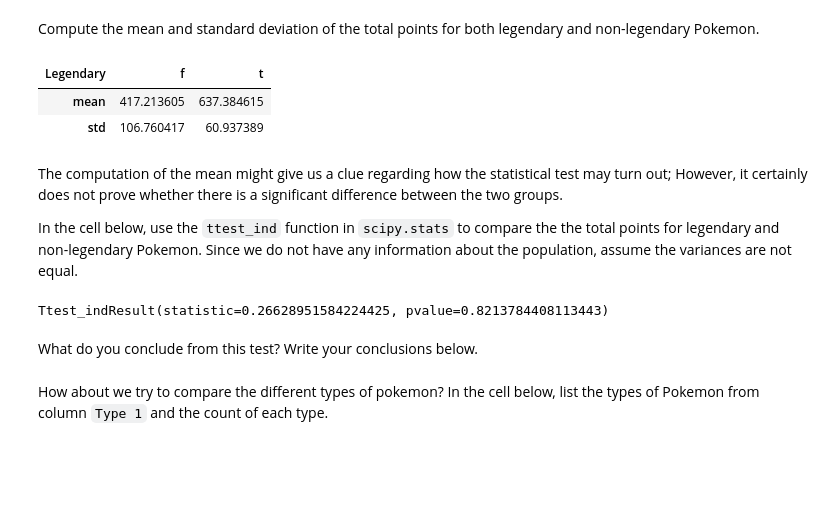
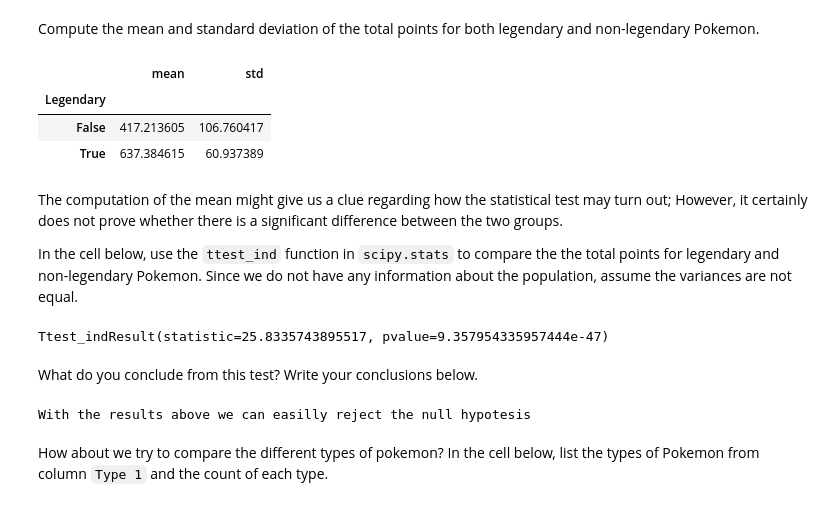
Before and after one commit to pmoreira1/dataV2-labs, a Jupyter notebook: module-2/Two-Sample-Hypothesis-Tests/your-code/main.ipynb, the cells around one changed output. Cells and saved outputs as stored; diff of their text form; code cells hidden in the pictures; blank space fills up the shorter version.

```diff
--- a/module-2/Two-Sample-Hypothesis-Tests/your-code/main.ipynb
+++ b/module-2/Two-Sample-Hypothesis-Tests/your-code/main.ipynb
@@ -42,23 +42,20 @@ Name: Legendary, dtype: int64
 Compute the mean and standard deviation of the total points for both legendary and non-legendary Pokemon.
 # %%
 # Your code here:
-# group and transpose
-pokemon_legendary = pokemon.groupby('Legendary')['Total'].agg([np.mean, np.std]).T
-# rename to prevent syntax error
-pokemon_legendary.rename(columns={False: 'f', True: 't'}, inplace=True)
-pokemon_legendary
+pokemon.groupby('Legendary')['Total'].agg([np.mean, np.std])
 # %% [output]
-| Legendary | f | t |
-| mean | 417.213605 | 637.384615 |
-| std | 106.760417 | 60.937389 |
+|  | mean | std |
+| Legendary |  |  |
+| False | 417.213605 | 106.760417 |
+| True | 637.384615 | 60.937389 |
 # %% [markdown]
 The computation of the mean might give us a clue regarding how the statistical test may turn out; However, it certainly does not prove whether there is a significant difference between the two groups.
 
 In the cell below, use the `ttest_ind` function in `scipy.stats` to compare the the total points for legendary and non-legendary Pokemon. Since we do not have any information about the population, assume the variances are not equal.
 # %%
 # Your code here:
-ttest_ind(pokemon_legendary.t, pokemon_legendary.f, equal_var=False)
+ttest_ind(pokemon.Total[pokemon['Legendary'] == True], pokemon.Total[pokemon['Legendary'] == False], equal_var=False)
 # %% [output]
-Ttest_indResult(statistic=0.26628951584224425, pvalue=0.8213784408113443)
+Ttest_indResult(statistic=25.8335743895517, pvalue=9.357954335957444e-47)
 # %% [markdown]
 What do you conclude from this test? Write your conclusions below.
@@ -67,3 +62,10 @@ What do you conclude from this test? Write your conclusions below.
+# %%
+# Your conclusions here:
+# H0 - No Difference
+# H1 - Difference
+print("With the results above we can easilly reject the null hypotesis")
+# %% [output]
+With the results above we can easilly reject the null hypotesis
 # %% [markdown]
 How about we try to compare the different types of pokemon? In the cell below, list the types of Pokemon from column `Type 1` and the count of each type.
 # %%
```
Also changed, not shown: parts of 17 cells of this notebook, 7 other files.
